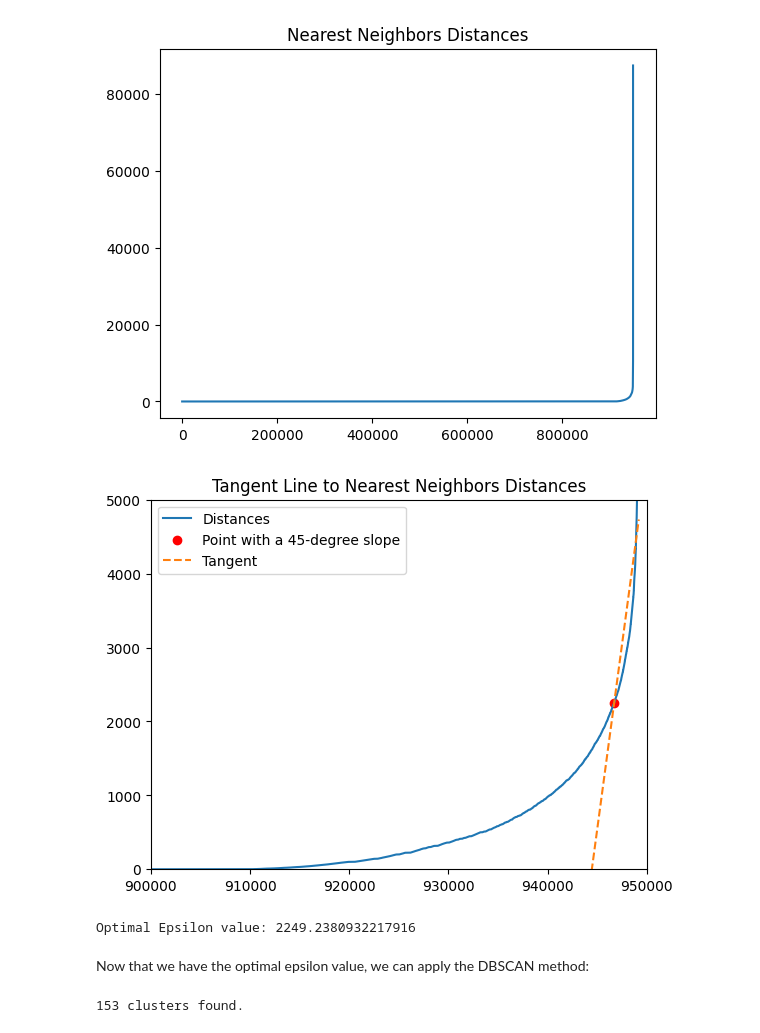
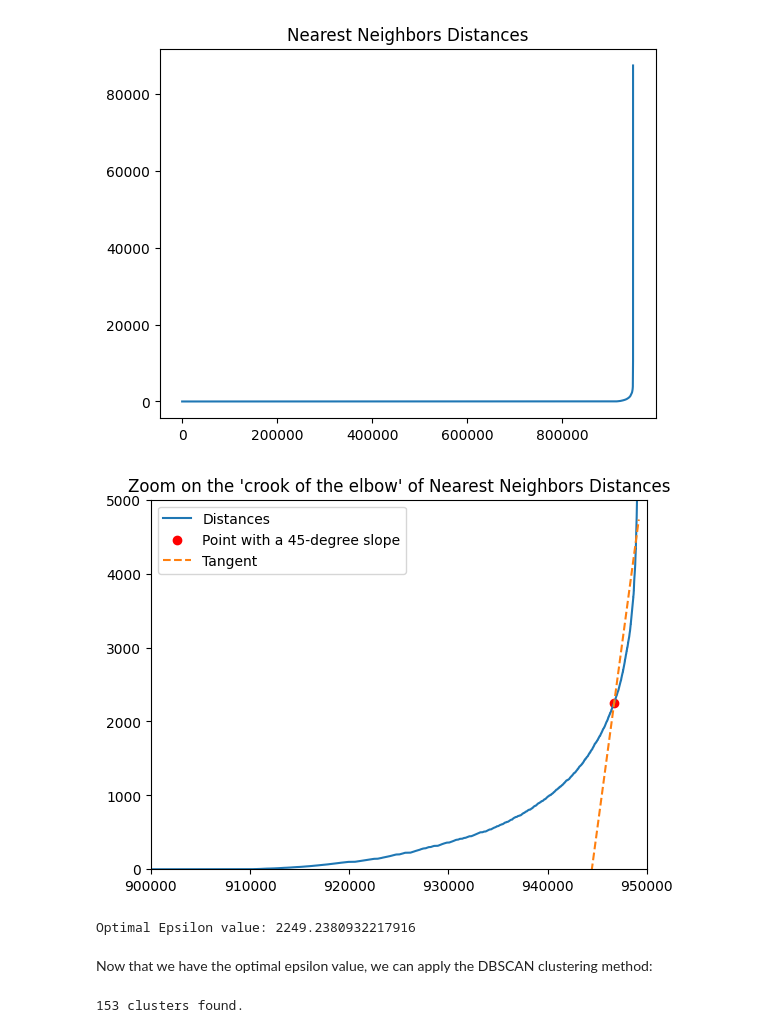
Before and after one commit to JulienML/AccidentsInFrance, a Jupyter notebook: Part2 - Clusters.ipynb, the cells around one changed output. Drawn from its saved outputs; the diff is of its cells as text; code cells hidden in the pictures.

```diff
--- a/Part2 - Clusters.ipynb
+++ b/Part2 - Clusters.ipynb
@@ -41,6 +41,7 @@ severity_description = {
     4: "Killed"
 }
 
+data.reset_index(drop=True, inplace=True)
 data
 # %% [output]
 |  | Year | Month | Severity | Latitude | Longitude |
@@ -66,3 +67,6 @@ data['Latitude'] = data['Latitude'].replace('-', 0).astype('double')
 
 # Keep only the accidents located in mainland france
 data = data.loc[(data['Longitude'] < 3*10**6) & (data['Latitude'] > 3*10**6) & (data['Latitude'] < 5.2*10**6)]
+
+data.reset_index(drop=True, inplace=True)
+data
@@ -203,29 +222,29 @@ plt.show()
 # %%
 # Plot the distances
 plt.figure()
 plt.plot(distances, label='Distances')
 
 # We find the point of maximum curvature and calculate the tangent
 point_index = np.argmin(np.abs(np.gradient(distances) - 1))
 tangent_line = np.arange(len(distances)) - (point_index - distances[point_index])
 
 # We plot the point and the tangent
 plt.scatter(point_index, distances[point_index], color='red', label='Point with a 45-degree slope')
 plt.plot(tangent_line, label=f'Tangent', linestyle='--')
 
 # Zoom on the crook of the elbow
 plt.legend()
 plt.axis([900000, 950000, 0, 5000])
-plt.title("Tangent Line to Nearest Neighbors Distances")
+plt.title("Zoom on the 'crook of the elbow' of Nearest Neighbors Distances")
 plt.show()
 
 # Print the espilon value found
 print(f"Optimal Epsilon value: {distances[point_index]}")
 # %% [output]
-[figure, old version]
+[figure, new version]
 Optimal Epsilon value: 2249.2380932217916
 # %% [markdown]
-Now that we have the optimal epsilon value, we can apply the DBSCAN method:
+Now that we have the optimal epsilon value, we can apply the DBSCAN clustering method:
 # %%
 from sklearn import metrics
 from sklearn.cluster import DBSCAN
```
Also changed, not shown: parts of 8 cells of this notebook.
